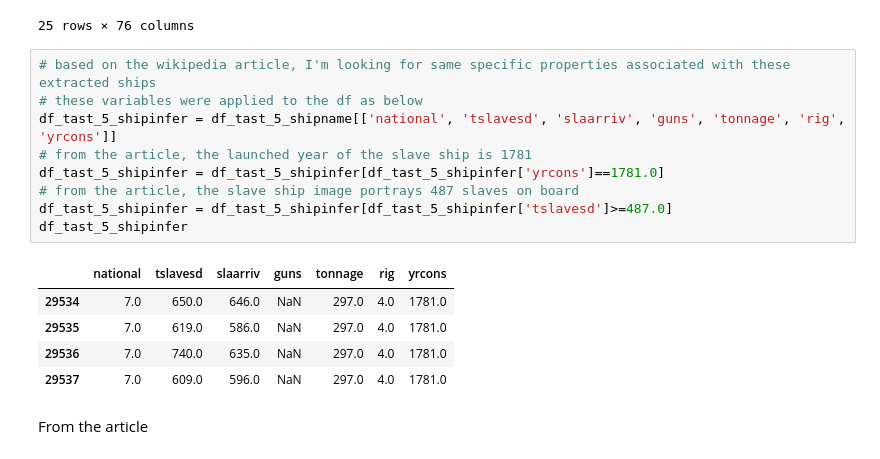
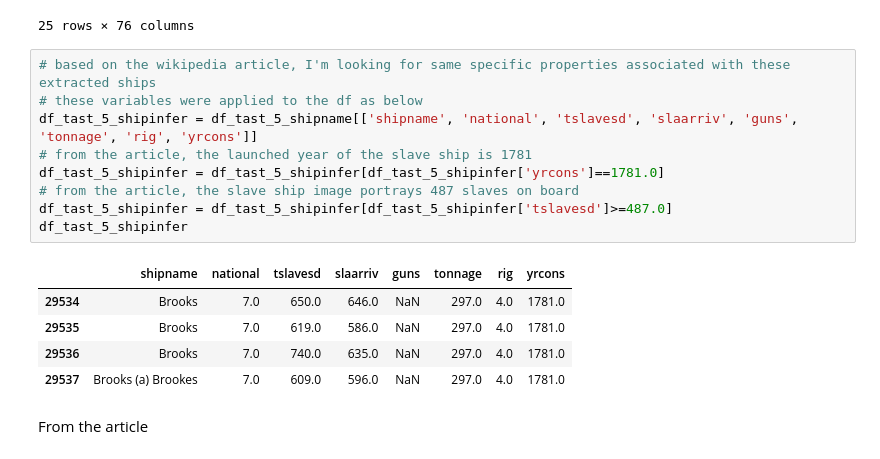
Before and after one commit to Chenghan-Sun/DS-Projects, a Jupyter notebook: 220_midterm/midterm.ipynb, the cells around one changed output. Drawn from its saved outputs; the diff is of its cells as text.

```diff
--- a/220_midterm/midterm.ipynb
+++ b/220_midterm/midterm.ipynb
@@ -451,17 +471,17 @@ df_tast_5_shipname  # show all the shipnames with 'Brook'
 # %%
 # based on the wikipedia article, I'm looking for same specific properties associated with these extracted ships
 # these variables were applied to the df as below
-df_tast_5_shipinfer = df_tast_5_shipname[['national', 'tslavesd', 'slaarriv', 'guns', 'tonnage', 'rig', 'yrcons']]
+df_tast_5_shipinfer = df_tast_5_shipname[['shipname', 'national', 'tslavesd', 'slaarriv', 'guns', 'tonnage', 'rig', 'yrcons']]
 # from the article, the launched year of the slave ship is 1781
 df_tast_5_shipinfer = df_tast_5_shipinfer[df_tast_5_shipinfer['yrcons']==1781.0]
 # from the article, the slave ship image portrays 487 slaves on board
 df_tast_5_shipinfer = df_tast_5_shipinfer[df_tast_5_shipinfer['tslavesd']>=487.0]
 df_tast_5_shipinfer
 # %% [output]
-|  | national | tslavesd | slaarriv | guns | tonnage | rig | yrcons |
-| 29534 | 7.0 | 650.0 | 646.0 | NaN | 297.0 | 4.0 | 1781.0 |
-| 29535 | 7.0 | 619.0 | 586.0 | NaN | 297.0 | 4.0 | 1781.0 |
-| 29536 | 7.0 | 740.0 | 635.0 | NaN | 297.0 | 4.0 | 1781.0 |
-| 29537 | 7.0 | 609.0 | 596.0 | NaN | 297.0 | 4.0 | 1781.0 |
+|  | shipname | national | tslavesd | slaarriv | guns | tonnage | rig | yrcons |
+| 29534 | Brooks | 7.0 | 650.0 | 646.0 | NaN | 297.0 | 4.0 | 1781.0 |
+| 29535 | Brooks | 7.0 | 619.0 | 586.0 | NaN | 297.0 | 4.0 | 1781.0 |
+| 29536 | Brooks | 7.0 | 740.0 | 635.0 | NaN | 297.0 | 4.0 | 1781.0 |
+| 29537 | Brooks (a) Brookes | 7.0 | 609.0 | 596.0 | NaN | 297.0 | 4.0 | 1781.0 |
 # %% [markdown]
 From the article
```
Also changed, not shown: parts of 5 cells of this notebook.
